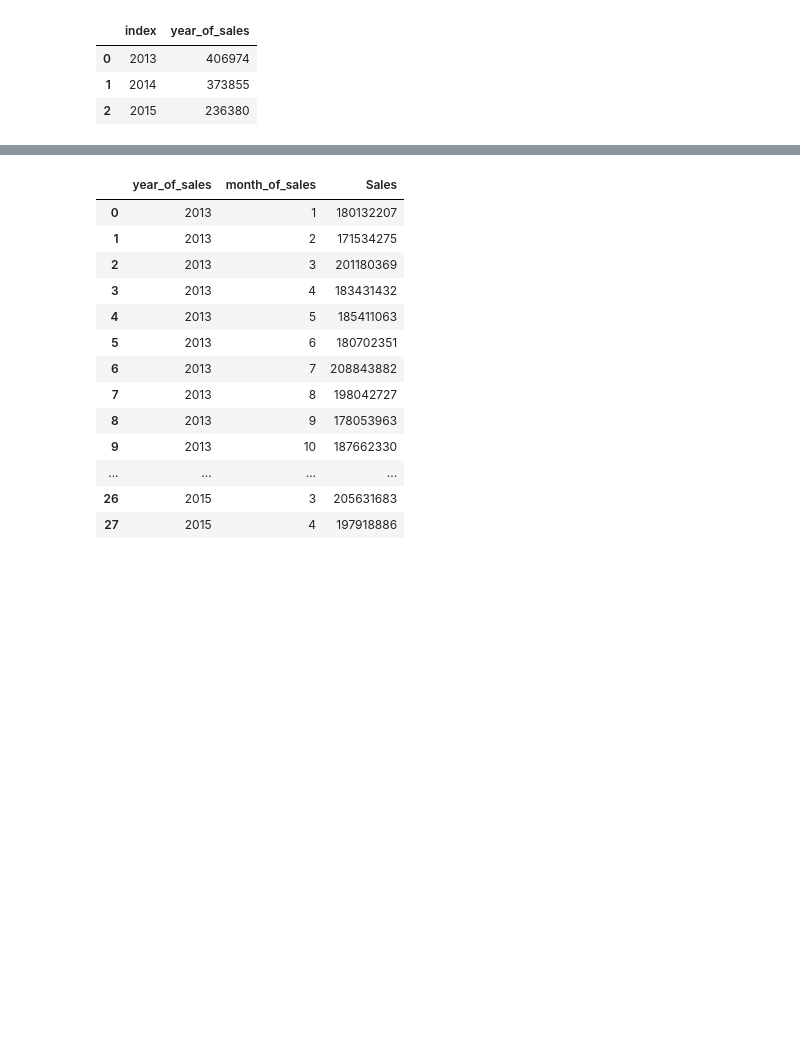
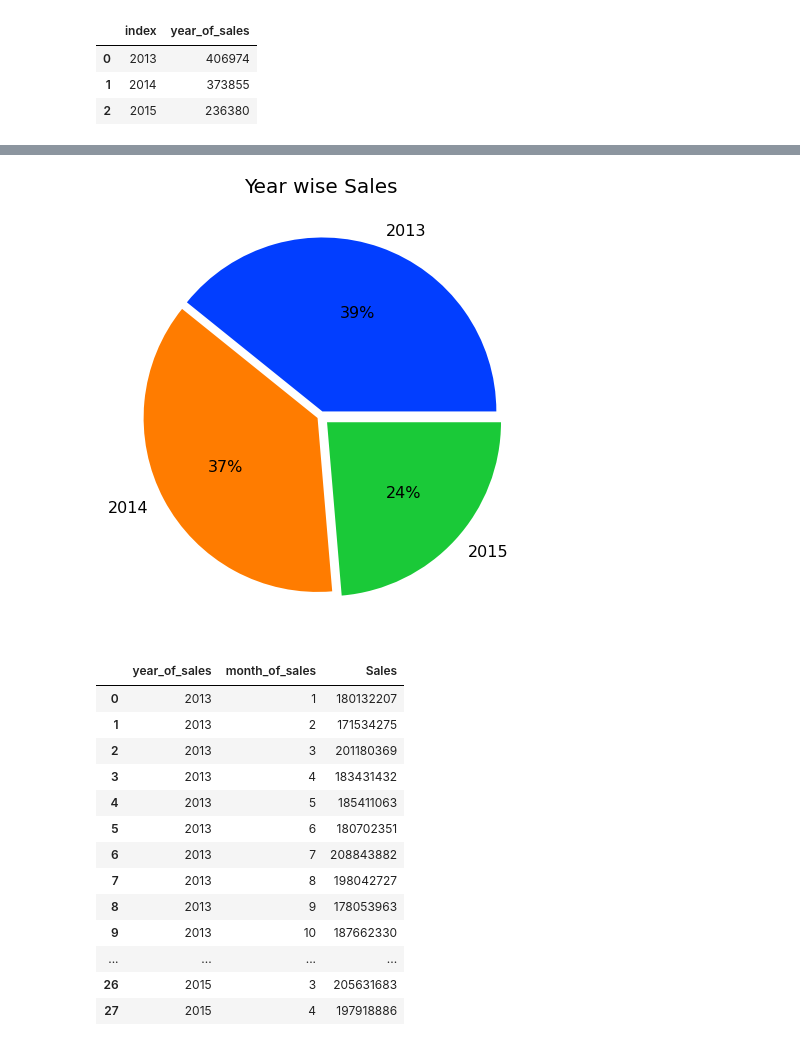
Before and after one commit to iamnaveenk/capstone-project-2-supervised-machine-learning-_retail_Sales_prediction, a Jupyter notebook: Rossmann_Sales_Prediction_Capstone_Project.ipynb, the cells around one changed output, grey strips where cells are left out. Saved outputs shown, nothing was run; the diff lists cells and outputs as text; code cells hidden in the pictures; blank space fills up the shorter version.

```diff
--- a/Rossmann_Sales_Prediction_Capstone_Project.ipynb
+++ b/Rossmann_Sales_Prediction_Capstone_Project.ipynb
@@ -351,6 +352,14 @@ year_of_sales_df
 | 0 | 2013 | 2302876084 |
 | 1 | 2014 | 2180804896 |
 | 2 | 2015 | 1389499643 |
+# %%
+plt.figure(figsize=(10,8))                                        #setting fig size
+plt.title('Year wise Sales',size = 20)                              # giving title name
+explode = [0.03,0.02,0.05,]
+colors = sns.color_palette('bright')                               # Seaborn color palette to plot pie chart
+plt.pie(year_of_sales_df.Sales, labels=year_of_sales_df.Year, colors=colors,autopct='%.0f%%',explode = explode);
+# %% [output]
+[figure, added]
 # %%
 month_of_sales_df=df.groupby(['year_of_sales','month_of_sales'])['Sales'].sum().reset_index()
 month_of_sales_df
```
Also changed, not shown: parts of 31 cells of this notebook.
